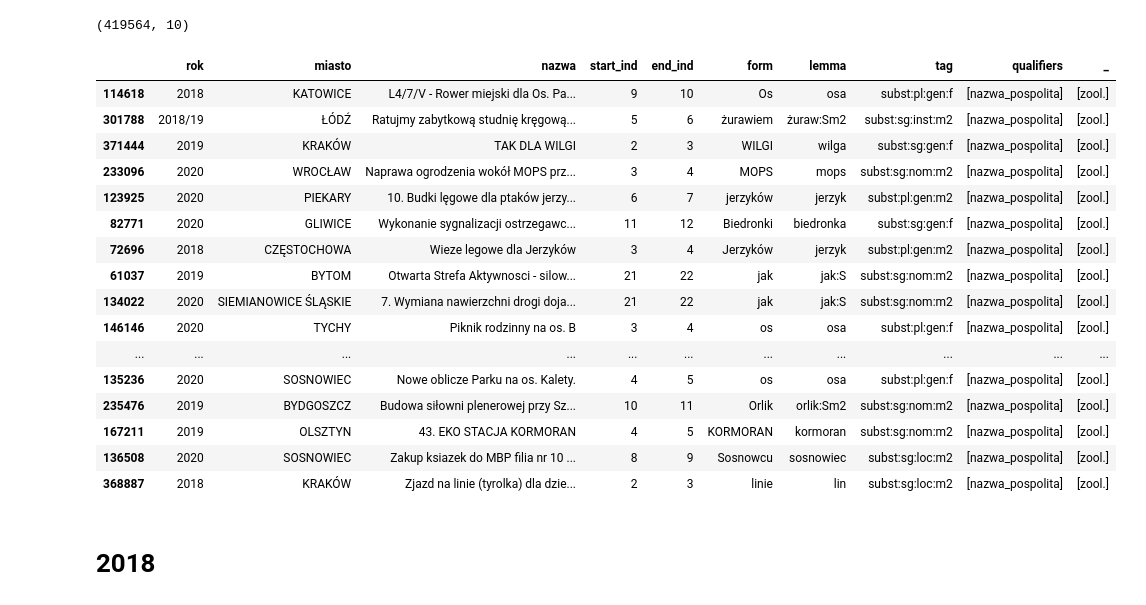
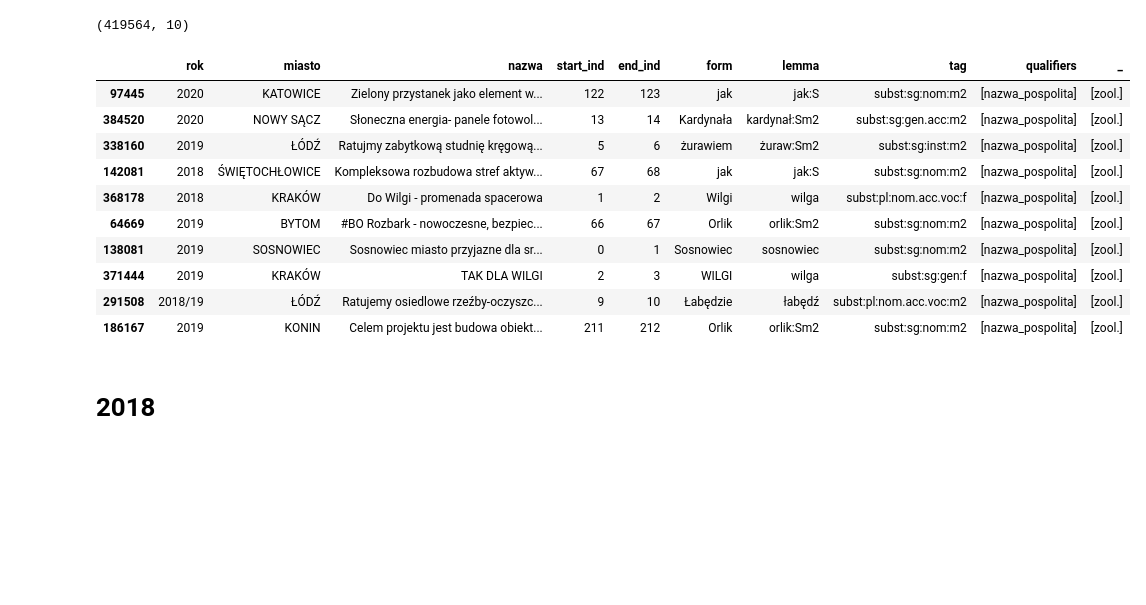
Before and after one commit to malowana/NLP_budzet_obywatelski, a Jupyter notebook: BO_analiza_morfologiczna2.ipynb, the cells around one changed output. Cells and saved outputs as stored; diff of their text form; code cells hidden in the pictures; blank space fills up the shorter version.

```diff
--- a/BO_analiza_morfologiczna2.ipynb
+++ b/BO_analiza_morfologiczna2.ipynb
@@ -320,25 +252,19 @@ df_roc_morf5.shape
 # %% [output]
 (419564, 10)
 # %%
-df_roc_morf5[df_roc_morf5['_'].map(set(['zool.']).issubset)].sample(60)
+df_roc_morf5[df_roc_morf5['_'].map(set(['zool.']).issubset)].sample(10)
 # %% [output]
 |  | rok | miasto | nazwa | start_ind | end_ind | form | lemma | tag | qualifiers | _ |
-| 114618 | 2018 | KATOWICE | L4/7/V - Rower miejski dla Os. Pa... | 9 | 10 | Os | osa | subst:pl:gen:f | [nazwa_pospolita] | [zool.] |
-| 301788 | 2018/19 | ŁÓDŹ | Ratujmy zabytkową studnię kręgową... | 5 | 6 | żurawiem | żuraw:Sm2 | subst:sg:inst:m2 | [nazwa_pospolita] | [zool.] |
+| 97445 | 2020 | KATOWICE | Zielony przystanek jako element w... | 122 | 123 | jak | jak:S | subst:sg:nom:m2 | [nazwa_pospolita] | [zool.] |
+| 384520 | 2020 | NOWY SĄCZ | Słoneczna energia- panele fotowol... | 13 | 14 | Kardynała | kardynał:Sm2 | subst:sg:gen.acc:m2 | [nazwa_pospolita] | [zool.] |
+| 338160 | 2019 | ŁÓDŹ | Ratujmy zabytkową studnię kręgową... | 5 | 6 | żurawiem | żuraw:Sm2 | subst:sg:inst:m2 | [nazwa_pospolita] | [zool.] |
+| 142081 | 2018 | ŚWIĘTOCHŁOWICE | Kompleksowa rozbudowa stref aktyw... | 67 | 68 | jak | jak:S | subst:sg:nom:m2 | [nazwa_pospolita] | [zool.] |
+| 368178 | 2018 | KRAKÓW | Do Wilgi ‐ promenada spacerowa | 1 | 2 | Wilgi | wilga | subst:pl:nom.acc.voc:f | [nazwa_pospolita] | [zool.] |
+| 64669 | 2019 | BYTOM | #BO Rozbark - nowoczesne, bezpiec... | 66 | 67 | Orlik | orlik:Sm2 | subst:sg:nom:m2 | [nazwa_pospolita] | [zool.] |
+| 138081 | 2019 | SOSNOWIEC | Sosnowiec miasto przyjazne dla sr... | 0 | 1 | Sosnowiec | sosnowiec | subst:sg:nom:m2 | [nazwa_pospolita] | [zool.] |
 | 371444 | 2019 | KRAKÓW | TAK DLA WILGI | 2 | 3 | WILGI | wilga | subst:sg:gen:f | [nazwa_pospolita] | [zool.] |
-| 233096 | 2020 | WROCŁAW | Naprawa ogrodzenia wokół MOPS prz... | 3 | 4 | MOPS | mops | subst:sg:nom:m2 | [nazwa_pospolita] | [zool.] |
-| 123925 | 2020 | PIEKARY | 10. Budki lęgowe dla ptaków jerzy... | 6 | 7 | jerzyków | jerzyk | subst:pl:gen:m2 | [nazwa_pospolita] | [zool.] |
-| 82771 | 2020 | GLIWICE | Wykonanie sygnalizacji ostrzegawc... | 11 | 12 | Biedronki | biedronka | subst:sg:gen:f | [nazwa_pospolita] | [zool.] |
-| 72696 | 2018 | CZĘSTOCHOWA | Wieze legowe dla Jerzyków | 3 | 4 | Jerzyków | jerzyk | subst:pl:gen:m2 | [nazwa_pospolita] | [zool.] |
-| 61037 | 2019 | BYTOM | Otwarta Strefa Aktywnosci - silow... | 21 | 22 | jak | jak:S | subst:sg:nom:m2 | [nazwa_pospolita] | [zool.] |
-| 134022 | 2020 | SIEMIANOWICE ŚLĄSKIE | 7. Wymiana nawierzchni drogi doja... | 21 | 22 | jak | jak:S | subst:sg:nom:m2 | [nazwa_pospolita] | [zool.] |
-| 146146 | 2020 | TYCHY | Piknik rodzinny na os. B | 3 | 4 | os | osa | subst:pl:gen:f | [nazwa_pospolita] | [zool.] |
-| ... | ... | ... | ... | ... | ... | ... | ... | ... | ... | ... |
-| 135236 | 2020 | SOSNOWIEC | Nowe oblicze Parku na os. Kalety. | 4 | 5 | os | osa | subst:pl:gen:f | [nazwa_pospolita] | [zool.] |
-| 235476 | 2019 | BYDGOSZCZ | Budowa siłowni plenerowej przy Sz... | 10 | 11 | Orlik | orlik:Sm2 | subst:sg:nom:m2 | [nazwa_pospolita] | [zool.] |
-| 167211 | 2019 | OLSZTYN | 43. EKO STACJA KORMORAN | 4 | 5 | KORMORAN | kormoran | subst:sg:nom:m2 | [nazwa_pospolita] | [zool.] |
-| 136508 | 2020 | SOSNOWIEC | Zakup ksiazek do MBP filia nr 10 ... | 8 | 9 | Sosnowcu | sosnowiec | subst:sg:loc:m2 | [nazwa_pospolita] | [zool.] |
-| 368887 | 2018 | KRAKÓW | Zjazd na linie (tyrolka) dla dzie... | 2 | 3 | linie | lin | subst:sg:loc:m2 | [nazwa_pospolita] | [zool.] |
+| 291508 | 2018/19 | ŁÓDŹ | Ratujemy osiedlowe rzeźby-oczyszc... | 9 | 10 | Łabędzie | łabędź | subst:pl:nom.acc.voc:m2 | [nazwa_pospolita] | [zool.] |
+| 186167 | 2019 | KONIN | Celem projektu jest budowa obiekt... | 211 | 212 | Orlik | orlik:Sm2 | subst:sg:nom:m2 | [nazwa_pospolita] | [zool.] |
 # %%
 df_roc_morf5.to_csv('/content/drive/My Drive/Konkursy Kaggle/Budżet obywatelski/Morfeusz_ROC.csv', index=False)
 # %% [markdown]
```
Also changed, not shown: parts of 10 cells of this notebook.
